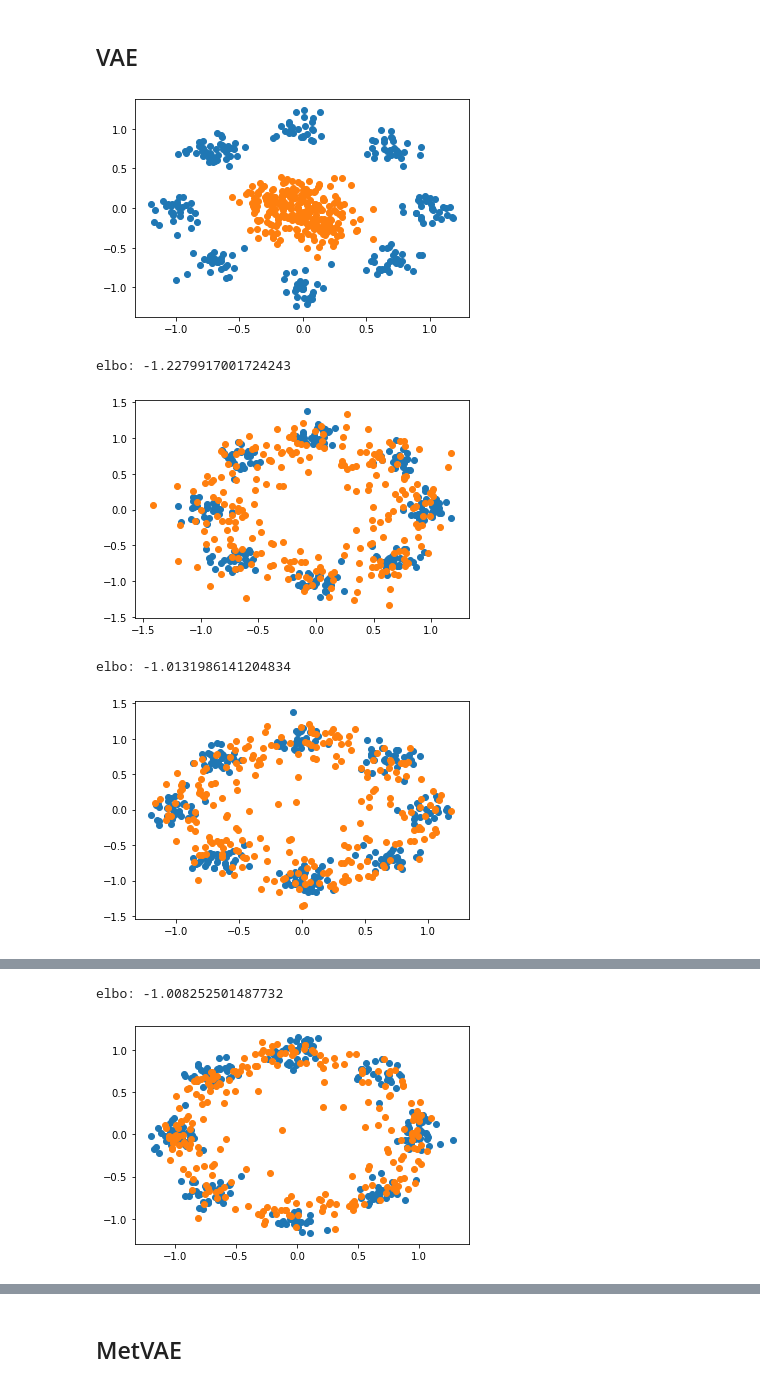
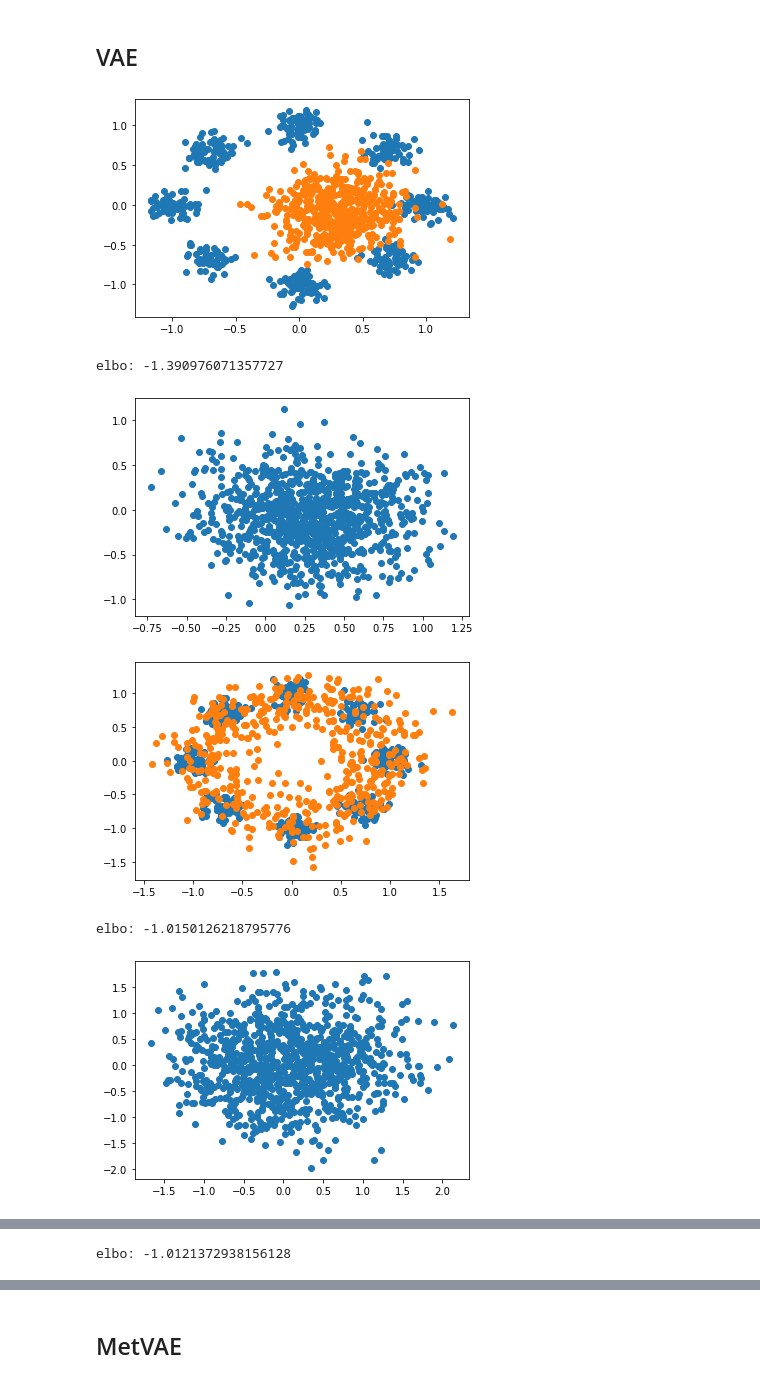
Before and after one commit to nkotelevskii/hmc, a Jupyter notebook: recommender/8_gmm.ipynb, the cells around one changed output, grey strips where cells are left out. Drawn from its saved outputs; the diff is of its cells as text; code cells hidden in the pictures.

```diff
--- a/recommender/8_gmm.ipynb
+++ b/recommender/8_gmm.ipynb
@@ -32,15 +32,15 @@ class dotdict(dict):
 # %%
 args = dotdict({})
 
-args.device = 'cpu'
+args.device = 'cuda:0'
 L = 2
 z_dim = 32
 K = 64
 
-print_info_ = 100
+print_info_ = 500
 
-args.train_batch_size = 250
-args.n_epoches = 500
+args.train_batch_size = 500
+args.n_epoches = 2001
 # %%
 # 'Encoder' - simple matrix
 class Encoder_vae(nn.Module):
@@ -49,13 +49,11 @@ class Encoder_vae(nn.Module):
         self.L = L
         self.z_dim = z_dim
         self.h1 = nn.Linear(in_features=self.L, out_features=K)
-        self.h2 = nn.Linear(in_features=K, out_features=K)
         self.mu = nn.Linear(in_features=K, out_features=self.z_dim)
         self.sigma = nn.Linear(in_features=K, out_features=self.z_dim)
     def forward(self, x):
         h1 = F.selu(self.h1(x))
-        h2 = F.selu(self.h2(h1))
-        return self.mu(h2), F.softplus(self.sigma(h2))
+        return self.mu(h1), F.softplus(self.sigma(h1))
 
 class Decoder_vae(nn.Module):
     def __init__(self, L, z_dim):
@@ -63,16 +61,14 @@ class Decoder_vae(nn.Module):
         self.L = L
         self.z_dim = z_dim
         self.h1 = nn.Linear(in_features=self.z_dim, out_features=K)
-        self.h2 = nn.Linear(in_features=K, out_features=K)
         self.mu = nn.Linear(in_features=K, out_features=self.L)
 #         self.sigma = nn.Linear(in_features=K, out_features=self.L)
     def forward(self, x):
         h1 = F.selu(self.h1(x))
-        h2 = F.selu(self.h2(h1))
-        return self.mu(h2) #, nn.functional.softplus(self.sigma(h3))
+        return self.mu(h1) #, nn.functional.softplus(self.sigma(h3))
 # %%
 # GMM with arbitraty many components
-comp_1 = 1
+comp_1 = 1.
 comp_2 = 0.7
 args['num_gauss'] = 8
 args['p_gaussians'] = [torch.tensor(1. / args['num_gauss'], device=args.device, dtype=args.torchType)] * args['num_gauss']
@@ -100,40 +96,56 @@ std_normal = torch.distributions.Normal(loc=torch.tensor(0., device=args.device)
                                                 scale=torch.tensor(1., device=args.device))
 args.std_normal = std_normal
 
 params = list(enc.parameters()) + list(dec.parameters())
 optimizer = torch.optim.Adam(params=params, lr=1e-3)
 for ep in tqdm(range(args.n_epoches)): # cycle over epoches
     plt.close()
     for b_num, batch_train in enumerate(dataloader): # cycle over batches
 #         pdb.set_trace()
         mu, sigma = enc(batch_train) # sample mu and sigma from encoder
         u = args.std_normal.sample(mu.shape) # sample random tensor for reparametrization trick
         z = mu + u * sigma # reperametrization trick
 
         mu_recovered = dec(z)
+
+#         ##### Works
         log_likelihood = torch.distributions.Normal(loc=mu_recovered, scale=torch.ones_like(mu_recovered)).log_prob(batch_train).mean()
+        sum_log_sigma = torch.log(sigma)
+        log_prior = std_normal.log_prob(z)
+        log_q = std_normal.log_prob(u) - sum_log_sigma
+        KLD = (-log_prior + log_q).mean()
+#         KLD = -0.5 * torch.mean(1 + 2 * sigma.log() - mu.pow(2) - sigma.pow(2))
+        elbo = log_likelihood - KLD
 
-#         sum_log_sigma = torch.sum(torch.log(sigma), 1)
+        ##### DOESNOT Work
+#         log_likelihood = torch.distributions.Normal(loc=mu_recovered, scale=torch.ones_like(mu_recovered)).log_prob(batch_train).sum(1)
+#         sum_log_sigma = torch.log(sigma).sum(1)
 #         log_prior = std_normal.log_prob(z).sum(1)
-#         log_q = std_normal.log_prob((z - mu) / sigma).sum(1) - sum_log_sigma
-#         elbo = torch.mean(log_likelihood + log_prior - log_q)
+#         log_q = std_normal.log_prob(u).sum(1) - sum_log_sigma
+#         KLD = -log_prior + log_q
+#         KLD = -0.5 * (1 + 2 * sigma.log() - mu.pow(2) - sigma.pow(2)).sum(1)
+#         elbo = (log_likelihood - KLD).mean()
 
-        KLD = -0.5 * torch.mean(1 + 2 * sigma.log() - mu.pow(2) - sigma.pow(2))
-        elbo = log_likelihood - KLD
 
         (-elbo).backward()
 
         optimizer.step()
         optimizer.zero_grad()
 #     scheduler.step(elbo)
     if ep % print_info_ == 0:
         plt.scatter(batch_train.cpu().detach().numpy()[:, 0], batch_train.cpu().detach().numpy()[:, 1])
         plt.scatter(mu_recovered.cpu().detach().numpy()[:, 0], mu_recovered.cpu().detach().numpy()[:, 1])
         plt.show()
         print('elbo:', elbo.cpu().detach().item())
+
+        z = np.random.randn(1000, 32).astype(np.float32)
+        ds = dec(torch.tensor(z, device=args.device)).cpu().detach().numpy()
+        plt.scatter(ds[:, 0], ds[:, 1])
+        plt.show();
 # %% [output]
-[figure, old version]
+[figure, new version]
-elbo: -1.2279917001724243
+elbo: -1.390976071357727
-[figure, old version]
+[figure, new version]
+[figure, new version]
-elbo: -1.0131986141204834
+elbo: -1.0150126218795776
-[figure, old version]
+[figure, new version]
@@ -140,2 +153 @@ elbo: -1.0131986141204834
-elbo: -1.008252501487732
+elbo: -1.0121372938156128
-[figure, old version]
```
Also changed, not shown: parts of 27 cells of this notebook, 52 other files.
